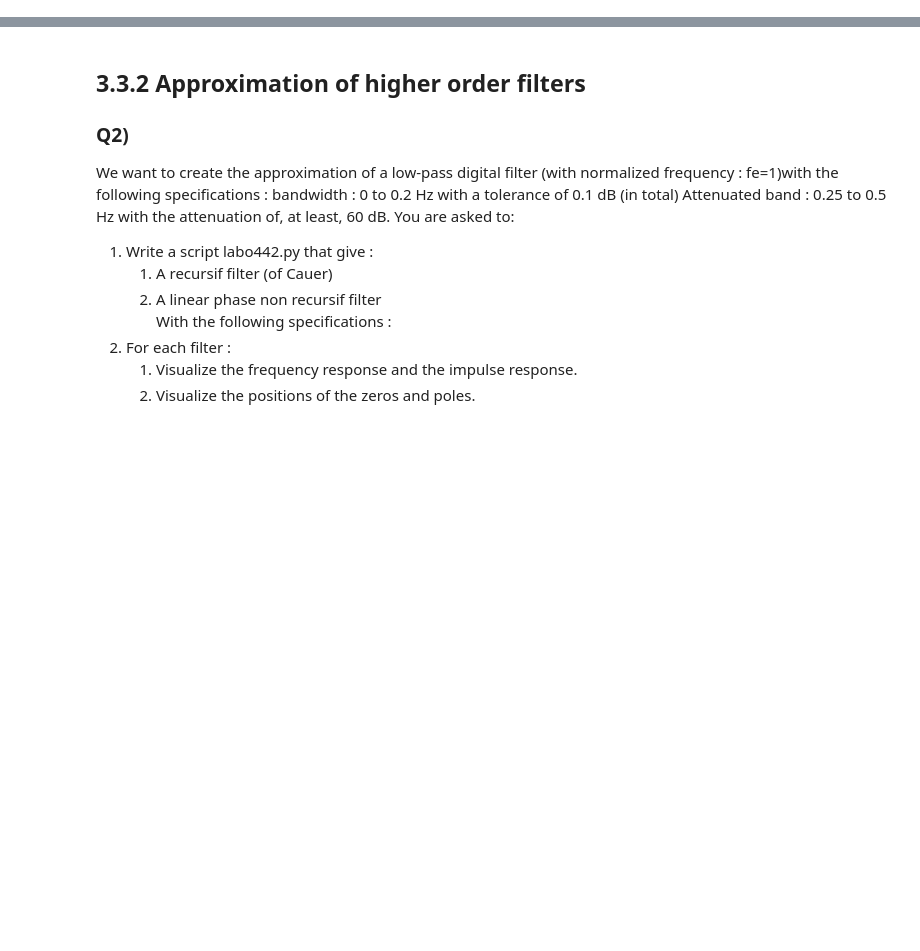
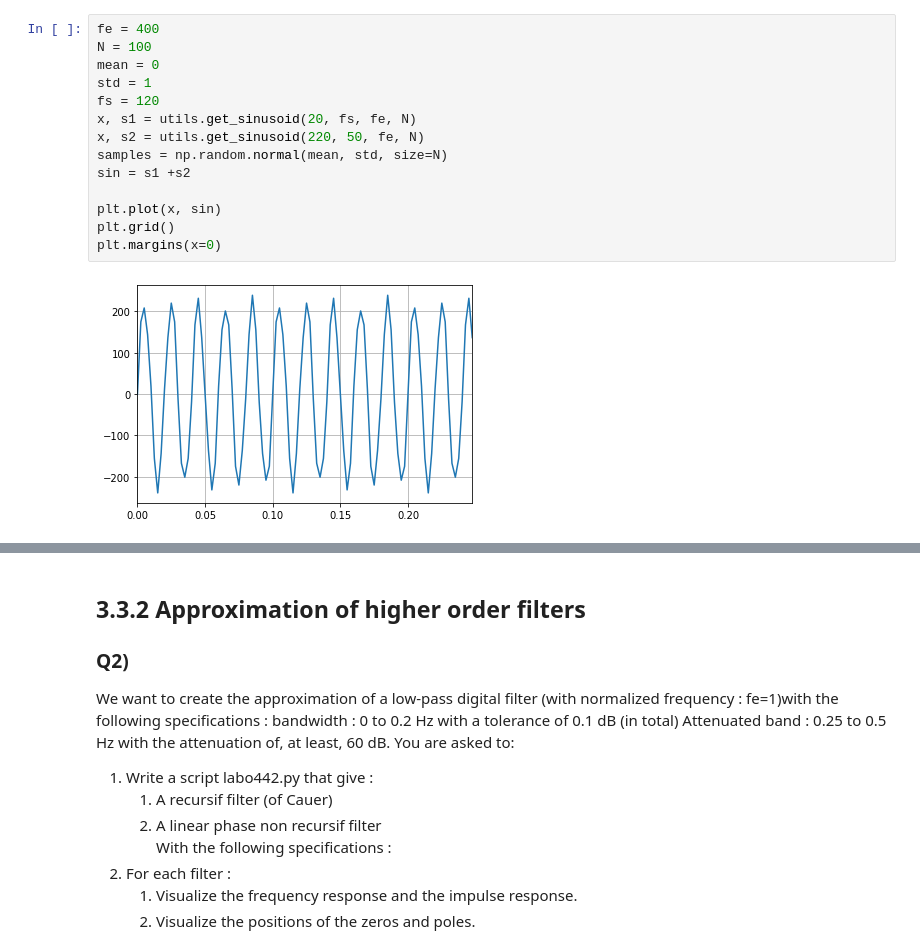
Before and after one commit to lionelGoffaux/tp_signal, a Jupyter notebook: lab3.ipynb, the cells around one changed output, grey strips where cells are left out. Drawn from its saved outputs; the diff is of its cells as text; blank space fills up the shorter version.

```diff
--- a/lab3.ipynb
+++ b/lab3.ipynb
@@ -39,3 +37,19 @@ and $\theta_d$ ).
 zeros and poles.
 3. Check the frequency response of the entire filter as well as the positions of the
 zeros and poles.
+# %%
+fe = 400
+N = 100
+mean = 0
+std = 1
+fs = 120
+x, s1 = utils.get_sinusoid(20, fs, fe, N)
+x, s2 = utils.get_sinusoid(220, 50, fe, N)
+samples = np.random.normal(mean, std, size=N)
+sin = s1 +s2
+
+plt.plot(x, sin)
+plt.grid()
+plt.margins(x=0)
+# %% [output]
+[figure, added]
```
Also changed, not shown: parts of 6 cells of this notebook, 2 other files.
